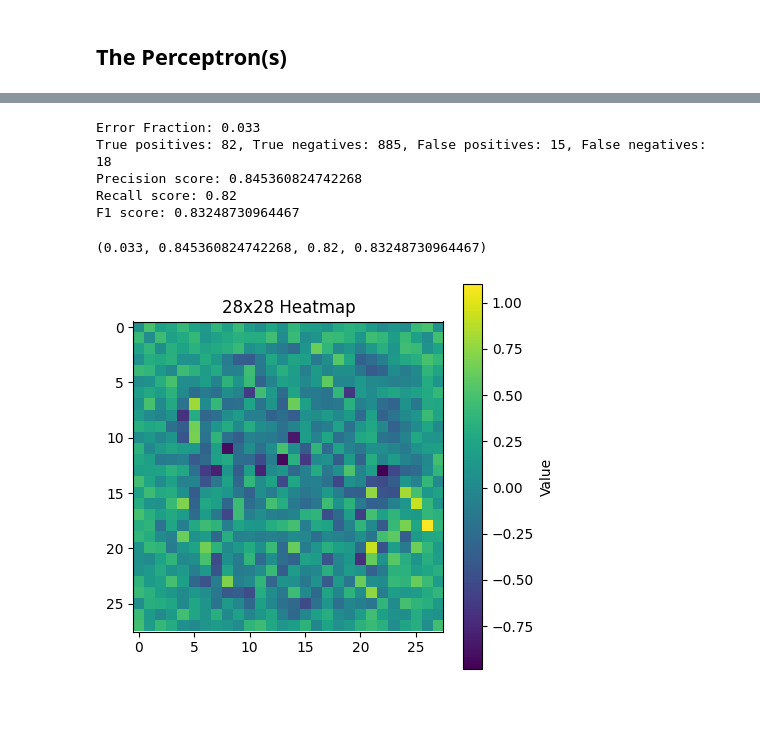
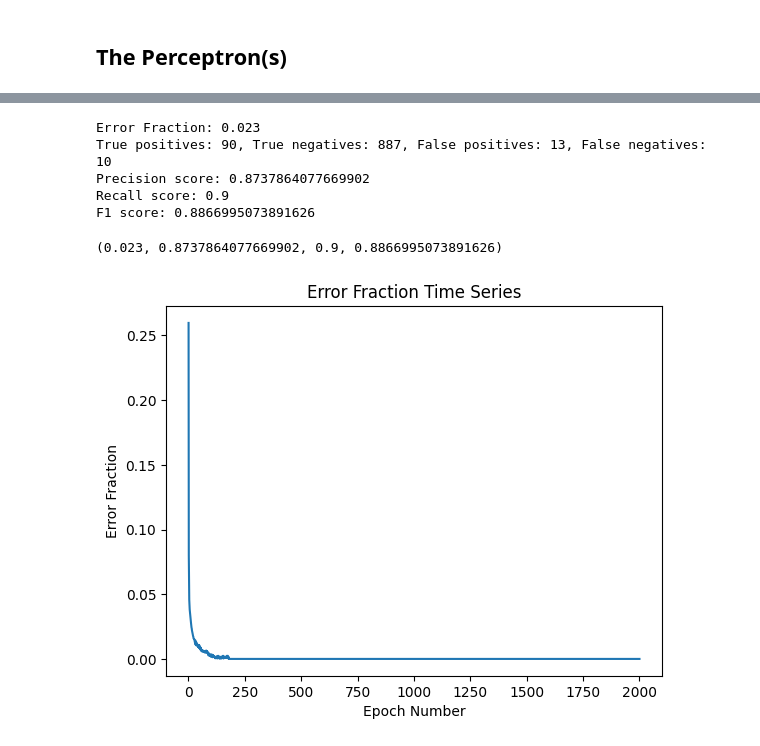
Before and after one commit to Rai1975/Intelligent_Systems, a Jupyter notebook: HW3/perceptron_part2.ipynb, the cells around one changed output, grey strips where cells are left out. Drawn from its saved outputs; the diff is of its cells as text; code cells hidden in the pictures; blank space fills up the shorter version.

```diff
--- a/HW3/perceptron_part2.ipynb
+++ b/HW3/perceptron_part2.ipynb
@@ -164,6 +166,9 @@ def train_perceptron(train_data_copy, w, print_flag=False):
     ones_oversampled = ones * (target_ones // len(ones) + 1)
     ones_oversampled = ones_oversampled[:target_ones]  # Trim to exact count
 
+    epoch_numbers = []
+    error_fracs = []
+
     balanced_data = zeros + ones_oversampled
     random.shuffle(balanced_data)
     balanced_labels = np.array([item[0] for item in balanced_data])
@@ -172,8 +177,7 @@ def train_perceptron(train_data_copy, w, print_flag=False):
         print(f"Training with {len(zeros)} zeros and {len(ones_oversampled)} ones")
         print(f"Ratio - Zeros:Ones = {len(zeros)}:{len(ones_oversampled)} ≈ {len(zeros)/len(ones_oversampled):.1f}:1")
 
-
-    while(epoch_number < num_epochs) and (error_frac > error_frac_threshold):
+    while(epoch_number < num_epochs):
         perc_outputs = []
         if print_flag:
             print(f"Epoch number {epoch_number + 1}", end=' ')
@@ -199,8 +203,11 @@ def train_perceptron(train_data_copy, w, print_flag=False):
         error_frac = error_fractions(perc_outputs, balanced_labels)
         epoch_number += 1
 
+        epoch_numbers.append(epoch_number)
+        error_fracs.append(error_frac)
+
         if print_flag:
             print(f"Error fraction: {error_frac}", end=' ')
             print(f"Length of Data: {len(balanced_data)}", end='\n')
 
-    return w
+    return w, epoch_numbers, error_fracs
@@ -344,0 +305,7 @@ plt.show()
+# %%
+def ef_time_series(epochs, error_fracs):
+    plt.plot(epochs, error_fracs)
+    plt.xlabel('Epoch Number')
+    plt.ylabel('Error Fraction')
+    plt.title('Error Fraction Time Series')
+    # plt.savefig(os.path.join(os.getcwd(), 'figs/ef_time_series.png'))
@@ -347,14 +316,14 @@ training_data_copy = []
 
 # Perceptron 1 (w0)
 training_data_copy = [
-    (1 if label == 2 else 0, features.copy())
+    (1 if label == 0 else 0, features.copy())
     for label, features in combined_train_data
 ]
 
-testing_data_copy = [
-    (1 if label == 2 else 0, features.copy())
+testing_data_copy_0 = [
+    (1 if label == 0 else 0, features.copy())
     for label, features in combined_test_data
 ]
 # %%
-w2_trained = train_perceptron(training_data_copy, w2, print_flag=True)
+w0_trained, w0_epochs, w0_error_fracs = train_perceptron(training_data_copy, w0, print_flag=True)
 # %% [output]
@@ -378,19 +347,13 @@ Epoch number 73 Error fraction: 0.0 Length of Data: 7200
 # %%
-model_stats(testing_data_copy, w2_trained)
+model_stats(testing_data_copy_0, w0_trained)
 # %% [output]
-Error Fraction: 0.033
-True positives: 82, True negatives: 885, False positives: 15, False negatives: 18
-Precision score: 0.845360824742268
-Recall score: 0.82
-F1 score: 0.83248730964467
+Error Fraction: 0.023
+True positives: 90, True negatives: 887, False positives: 13, False negatives: 10
+Precision score: 0.8737864077669902
+Recall score: 0.9
+F1 score: 0.8866995073891626
-(0.033, 0.845360824742268, 0.82, 0.83248730964467)
+(0.023, 0.8737864077669902, 0.9, 0.8866995073891626)
-# %%
-w_matrix = w2_trained[1:].reshape(28, 28).T
-
-plt.figure(figsize=(5, 5))
-plt.imshow(w_matrix, cmap='viridis', interpolation='nearest')
-plt.colorbar(label='Value')
-plt.title('28x28 Heatmap')
-plt.show()
-# %% [output]
-[figure, removed]
+# %%
+ef_time_series(w0_epochs, w0_error_fracs)
+# %% [output]
+[figure, added]
```
Also changed, not shown: parts of 69 cells of this notebook, 8 other files.
